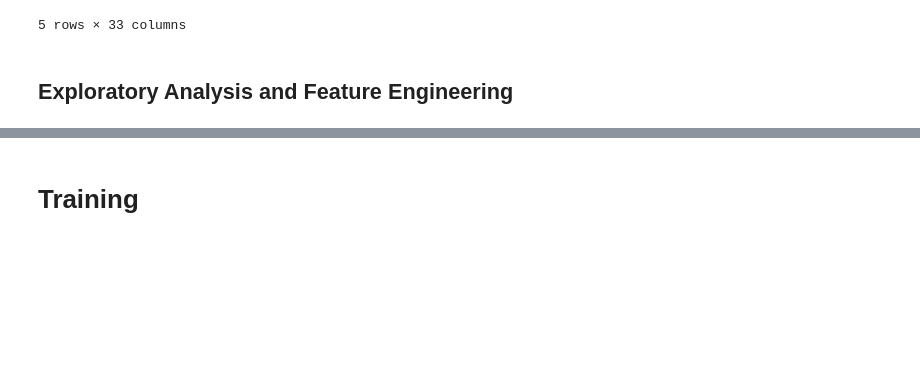
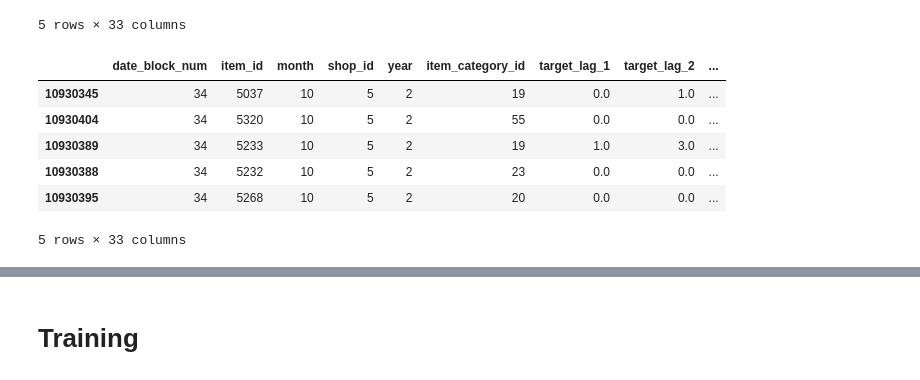
Before and after one commit to ashr123/Kaggle, a Jupyter notebook: competitive-data-science-predict-future-sales/predict_future_sales.ipynb, the cells around one changed output, grey strips where cells are left out. Cells and saved outputs as stored; diff of their text form; code cells hidden in the pictures; blank space fills up the shorter version.

```diff
--- a/competitive-data-science-predict-future-sales/predict_future_sales.ipynb
+++ b/competitive-data-science-predict-future-sales/predict_future_sales.ipynb
@@ -184,0 +161,2 @@ Name: target_lag_1, dtype: float32
+# %%
+all_data = pd.read_pickle(PATH + 'all_data.pkl')
@@ -185,3 +191,6 @@ Name: target_lag_1, dtype: float32
+# %%
+for cat in cat_vars:
+    all_data[cat] = all_data[cat].astype('category').cat.as_ordered()
 # %%
 X_train = all_data[(all_data['date_block_num']>12)&(all_data['date_block_num']<33)].drop(['target','ID'], axis = 1)
 y_train = all_data[(all_data['date_block_num']>12)&(all_data['date_block_num']<33)]['target']
@@ -189,8 +198,8 @@ X_val =  all_data[all_data['date_block_num']==33].drop(['target','ID'], axis = 1
 y_val = all_data[all_data['date_block_num'] == 33]['target']
 X_test = all_data[(all_data['date_block_num']==34)].drop(['target'],axis=1)
 del all_data
-# %%
-X_test.sort_values('ID',inplace=True)
+# %%
+X_test = X_test.drop('ID', axis=1)
 # %%
 gc.collect()
 # %% [output]
@@ -231,5 +220,3 @@ X_train.head()
 | 4836105 | 13 | 33 | 1 | 2 | 1 | 37 | 1.0 | 1.0 | ... |
 | 4836106 | 13 | 34 | 1 | 2 | 1 | 40 | 0.0 | 0.0 | ... |
 5 rows × 33 columns
-# %% [markdown]
-## Exploratory Analysis and Feature Engineering
@@ -247,2 +223,10 @@ test = pd.read_csv(f'{PATH}test.csv')
 # %%
-test.head()
+X_test.head()
+# %% [output]
+|  | date_block_num | item_id | month | shop_id | year | item_category_id | target_lag_1 | target_lag_2 | ... |
+| 10930345 | 34 | 5037 | 10 | 5 | 2 | 19 | 0.0 | 1.0 | ... |
+| 10930404 | 34 | 5320 | 10 | 5 | 2 | 55 | 0.0 | 0.0 | ... |
+| 10930389 | 34 | 5233 | 10 | 5 | 2 | 19 | 1.0 | 3.0 | ... |
+| 10930388 | 34 | 5232 | 10 | 5 | 2 | 23 | 0.0 | 0.0 | ... |
+| 10930395 | 34 | 5268 | 10 | 5 | 2 | 20 | 0.0 | 0.0 | ... |
+5 rows × 33 columns
```
Also changed, not shown: parts of 49 cells of this notebook, 2 other files.
